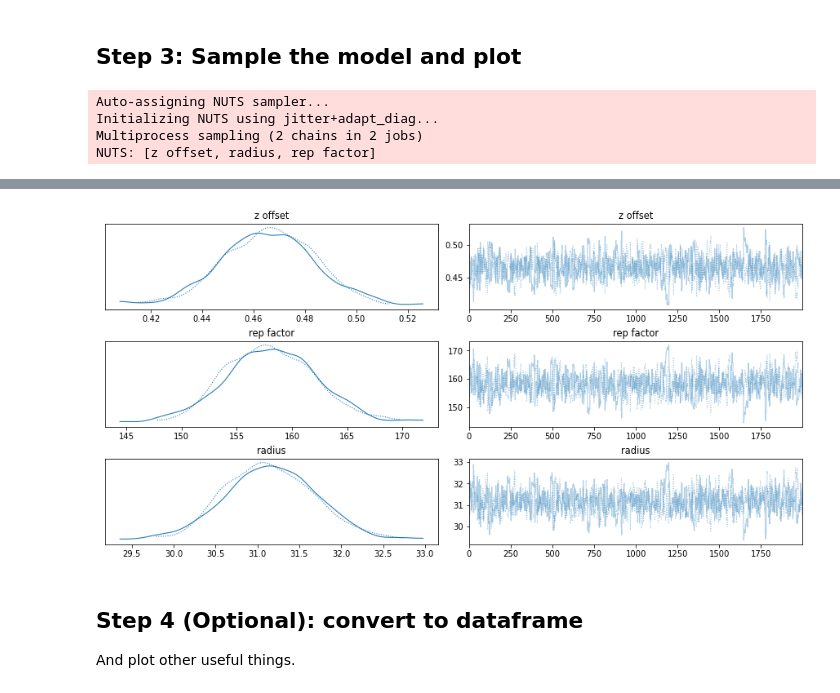
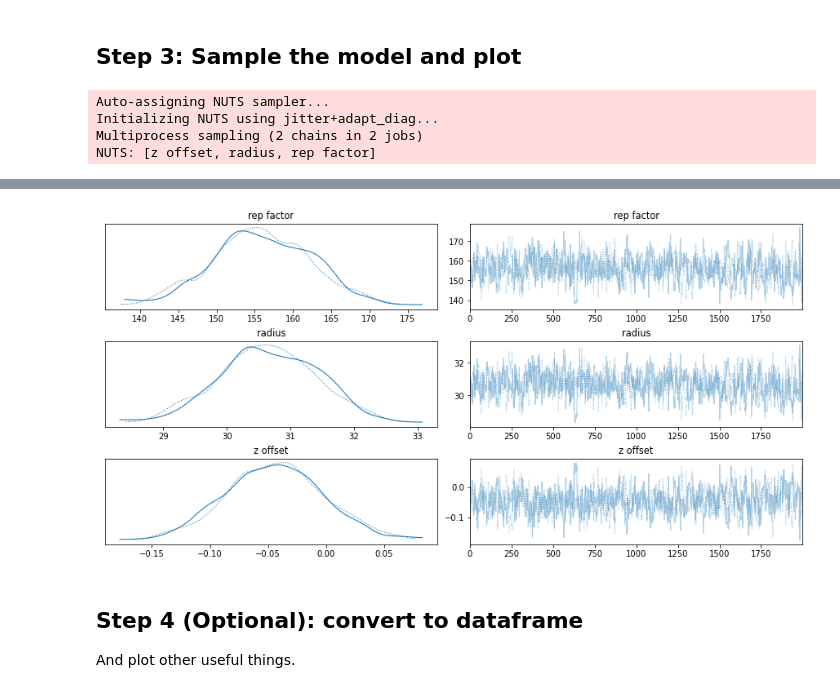
Before and after one commit to phys201/nc_AFM, a Jupyter notebook: documentation.ipynb, the cells around one changed output, grey strips where cells are left out. Saved outputs shown, nothing was run; the diff lists cells and outputs as text; code cells hidden in the pictures.

```diff
--- a/documentation.ipynb
+++ b/documentation.ipynb
@@ -409,4 +410,4 @@ repulsive = 150  #aJ/nm^2
 hamaker = 12     #aJ
 radius = 30      #nm
 
-z_0 = 0.5        #nm
+z_0 = 0.0        #nm
@@ -442,7 +449,7 @@ map_estimate
 ## Step 3: Sample the model and plot
 # %%
 with test_sph_model:
-    traces_sph =pm.sample(2000, return_inferencedata=True)
+    traces_sph =pm.sample(2000, tune = 2000, return_inferencedata=True)
     az.plot_trace(traces_sph);
 # %% [output]
 Auto-assigning NUTS sampler...
@@ -455,5 +461,5 @@ The acceptance probability does not match the target. It is 0.8983965262335453,
 The number of effective samples is smaller than 25% for some parameters.
-[figure, old version]
+[figure, new version]
 # %% [markdown]
 ## Step 4 (Optional): convert to dataframe
 
```
Also changed, not shown: parts of 15 cells of this notebook, 2 other files.
